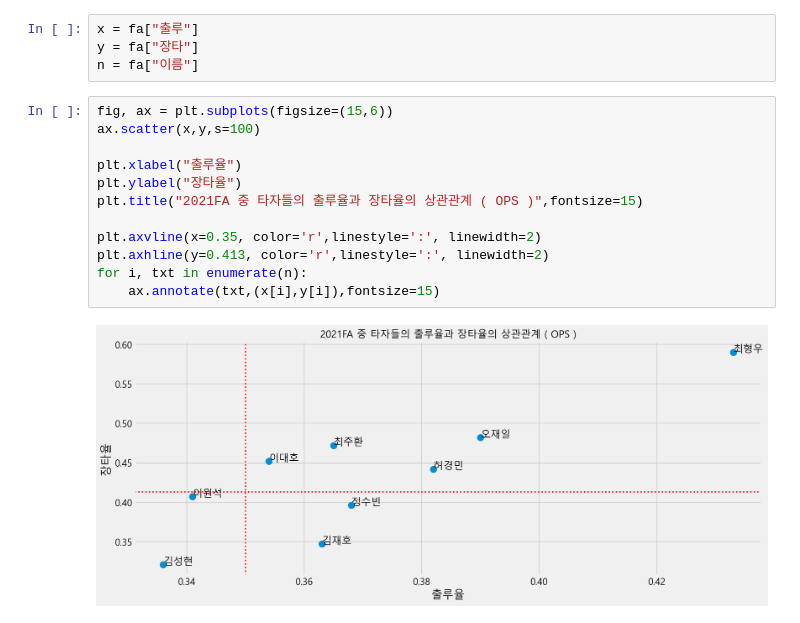
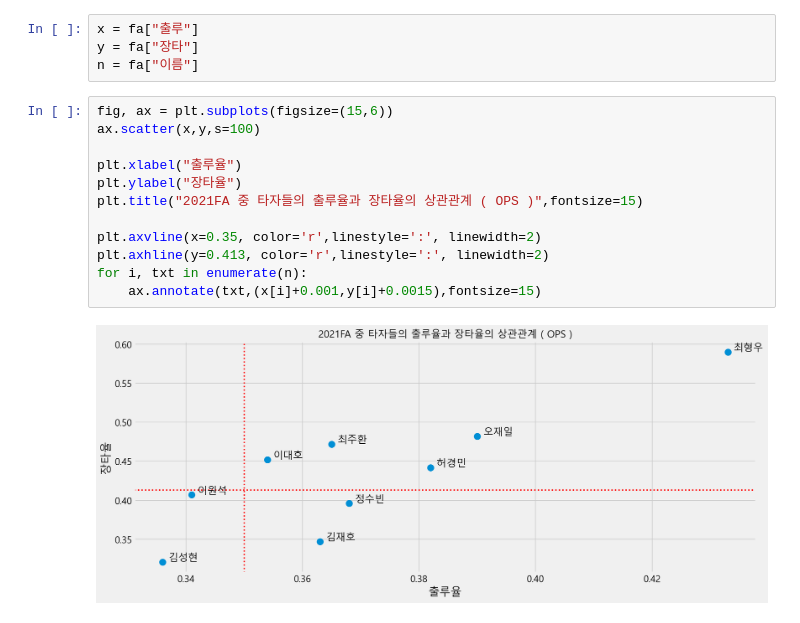
Before and after one commit to jeonprize/KBO-Analysis, a Jupyter notebook: 2021FA.ipynb, the cells around one changed output. Saved outputs shown, nothing was run; the diff lists cells and outputs as text.

```diff
--- a/2021FA.ipynb
+++ b/2021FA.ipynb
@@ -41,14 +41,14 @@ n = fa["이름"]
 # %%
 fig, ax = plt.subplots(figsize=(15,6))
 ax.scatter(x,y,s=100)
 
 plt.xlabel("출루율")
 plt.ylabel("장타율")
 plt.title("2021FA 중 타자들의 출루율과 장타율의 상관관계 ( OPS )",fontsize=15)
 
 plt.axvline(x=0.35, color='r',linestyle=':', linewidth=2)
 plt.axhline(y=0.413, color='r',linestyle=':', linewidth=2)
 for i, txt in enumerate(n):
-    ax.annotate(txt,(x[i],y[i]),fontsize=15)
+    ax.annotate(txt,(x[i]+0.001,y[i]+0.0015),fontsize=15)
 # %% [output]
-[figure, old version]
+[figure, new version]
```
